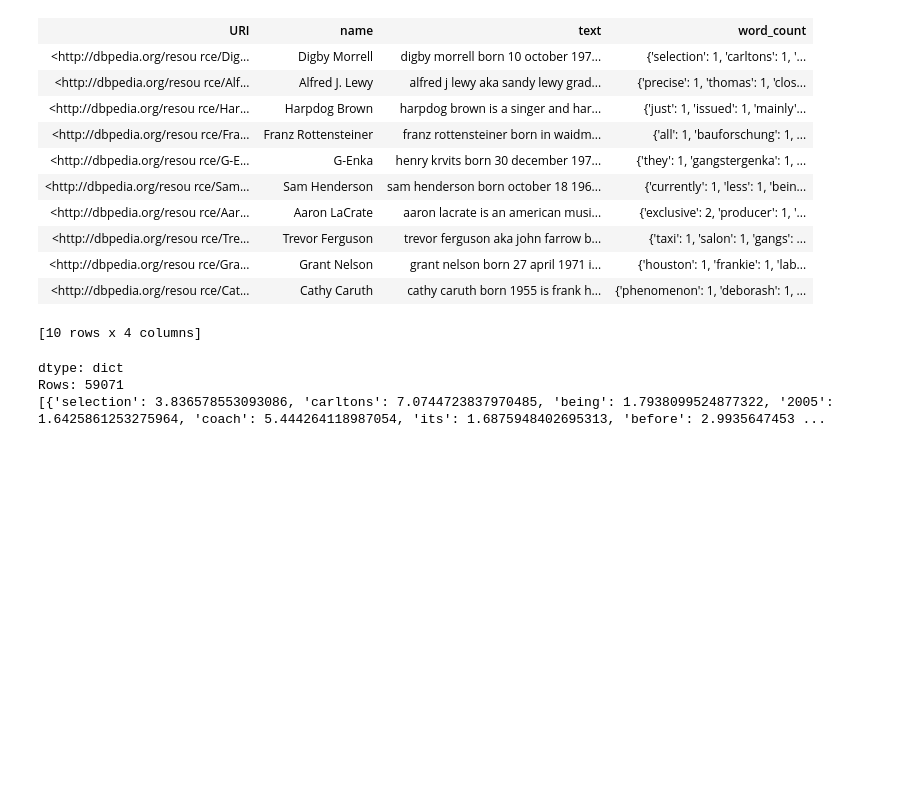
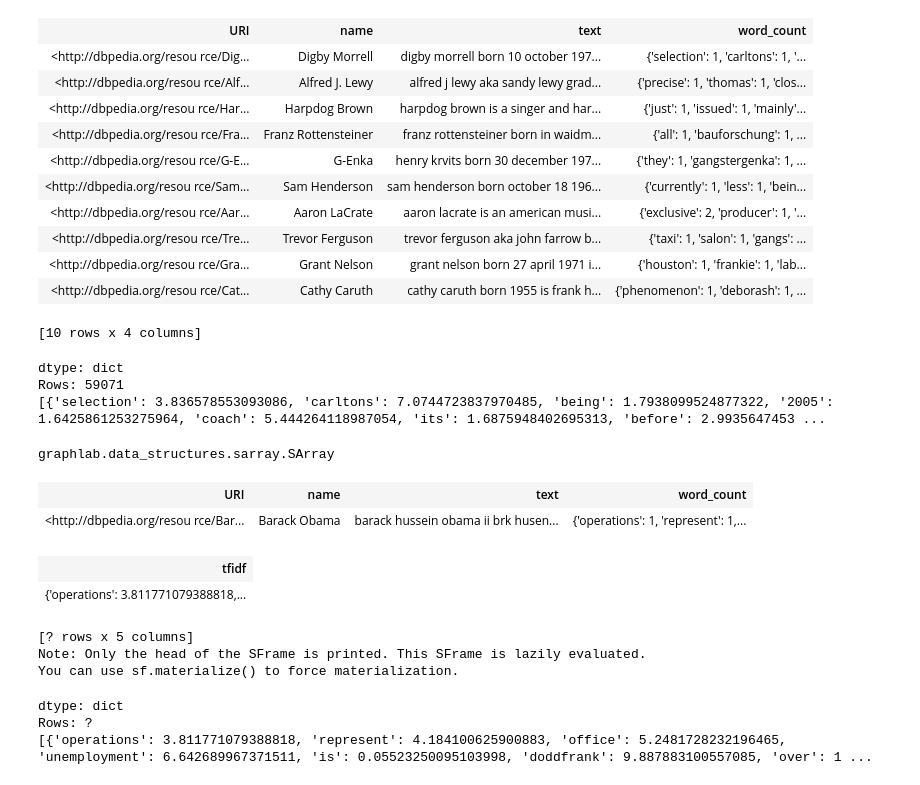
Before and after one commit to anand9522/Document-Retrieval, a Jupyter notebook: Clustering.ipynb, the cells around one changed output. Drawn from its saved outputs; the diff is of its cells as text; code cells hidden in the pictures; blank space fills up the shorter version.

```diff
--- a/Clustering.ipynb
+++ b/Clustering.ipynb
@@ -159,0 +162,4 @@ Rows: 59071
+# %%
+type(tfidf)
+# %% [output]
+graphlab.data_structures.sarray.SArray
@@ -159,0 +168,16 @@ Rows: 59071
+# %%
+obama
+# %% [output]
+| URI | name | text | word_count |
+| <http://dbpedia.org/resou rce/Bar... | Barack Obama | barack hussein obama ii brk husen... | {'operations': 1, 'represent': 1,... |
+| tfidf |
+| {'operations': 3.811771079388818,... |
+[? rows x 5 columns]
+Note: Only the head of the SFrame is printed. This SFrame is lazily evaluated.
+You can use sf.materialize() to force materialization.
+# %%
+obama['tfidf']
+# %% [output]
+dtype: dict
+Rows: ?
+[{'operations': 3.811771079388818, 'represent': 4.184100625900883, 'office': 5.2481728232196465, 'unemployment': 6.642689967371511, 'is': 0.05523250095103998, 'doddfrank': 9.887883100557085, 'over': 1 ...
```
Also changed, not shown: parts of 10 cells of this notebook.
